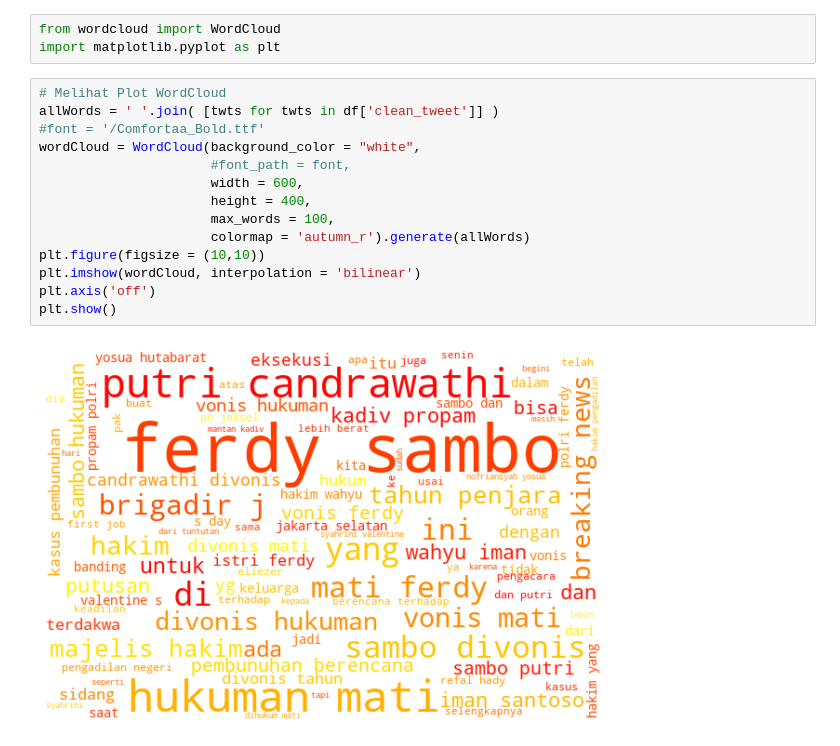
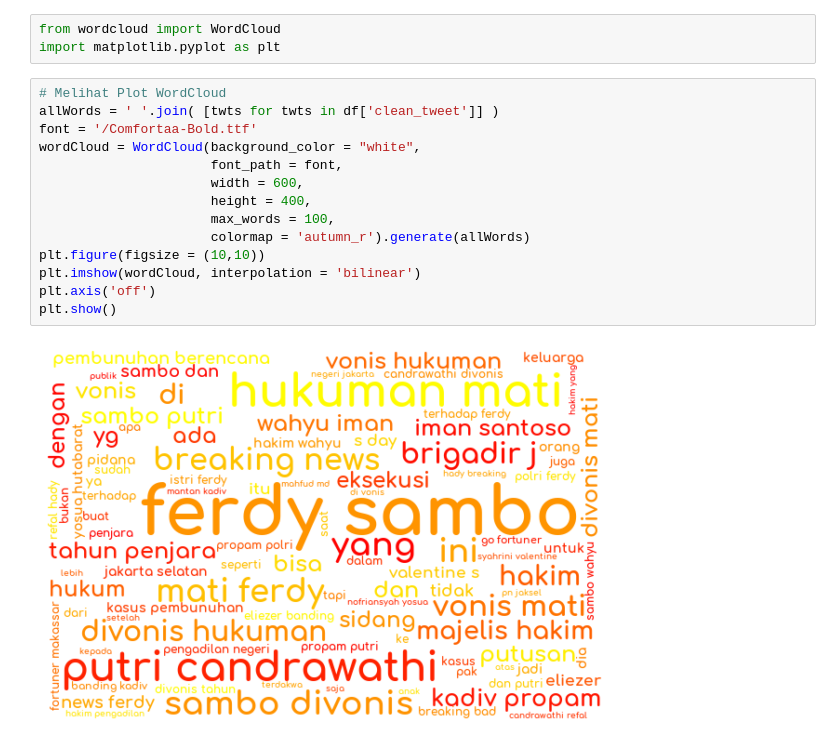
Before and after one commit to SalikFillah/Sentiment-Algorithm, a Jupyter notebook: Twitter WordCloud.ipynb, the cells around one changed output. Cells and saved outputs as stored; diff of their text form.

```diff
--- a/Twitter WordCloud.ipynb
+++ b/Twitter WordCloud.ipynb
@@ -115,16 +115,16 @@ import matplotlib.pyplot as plt
 # %%
 # Melihat Plot WordCloud
 allWords = ' '.join( [twts for twts in df['clean_tweet']] )
-#font = '/Comfortaa_Bold.ttf'
+font = '/Comfortaa-Bold.ttf'
 wordCloud = WordCloud(background_color = "white",
-                      #font_path = font,
+                      font_path = font,
                       width = 600,
                       height = 400,
                       max_words = 100,
                       colormap = 'autumn_r').generate(allWords)
 plt.figure(figsize = (10,10))
 plt.imshow(wordCloud, interpolation = 'bilinear')
 plt.axis('off')
 plt.show()
 # %% [output]
-[figure, old version]
+[figure, new version]
```
Also changed, not shown: parts of 3 cells of this notebook.
